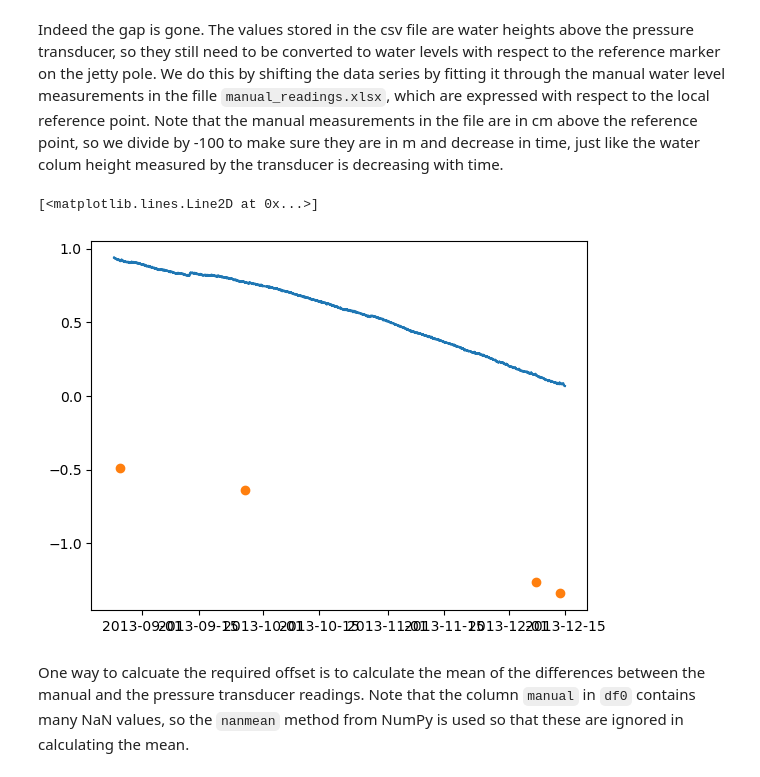
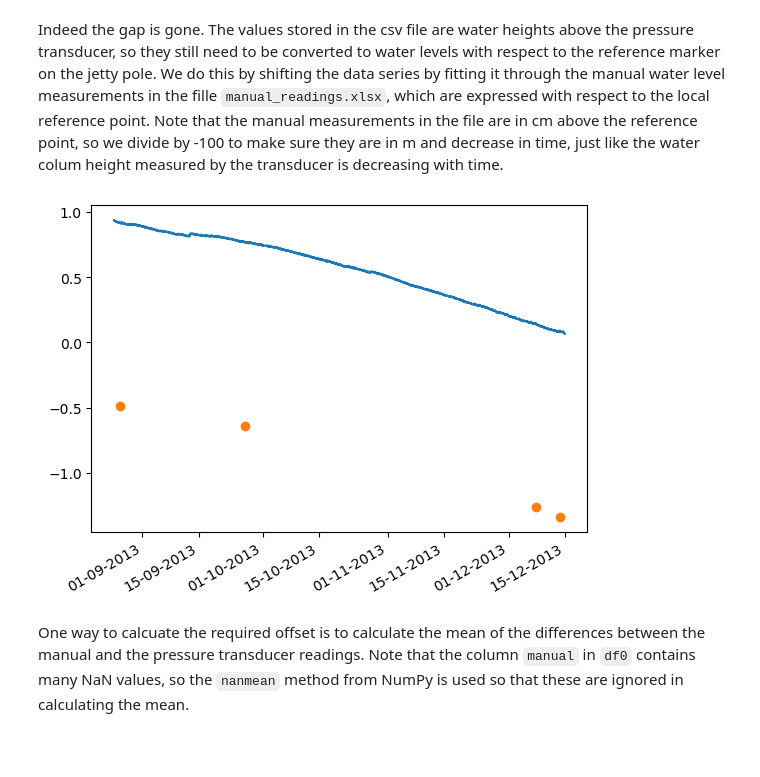
Before and after one commit to vincentpost/PythonMasterclass, a Jupyter notebook: session_4_time_series.ipynb, the cells around one changed output. Cells and saved outputs as stored; diff of their text form; code cells hidden in the pictures; blank space fills up the shorter version.

```diff
--- a/session_4_time_series.ipynb
+++ b/session_4_time_series.ipynb
@@ -114,27 +114,37 @@ ax.set_xlim("2013-09-15", "2013-10-15")
 # %% [markdown]
 Indeed the gap is gone. The values stored in the csv file are water heights above the pressure transducer, so they still need to be converted to water levels with respect to the reference marker on the jetty pole. We do this by shifting the data series by fitting it through the manual water level measurements in the fille `manual_readings.xlsx`, which are expressed with respect to the local reference point. Note that the manual measurements in the file are in cm above the reference point, so we divide by -100 to make sure they are in m and decrease in time, just like the water colum height measured by the transducer is decreasing with time.
 # %%
+
+import matplotlib.pyplot as plt
+import matplotlib.dates as mdates
+from datetime import datetime, timedelta
+
 folder_path_input_data =r'D:\00_GPM\09_Tutorilas_notes\Python_Training_AWS\Inputs\data'
 file_to_open_xls = 'manual_readings.xlsx'
 
 path_to_open_xls = os.path.join(folder_path_input_data,file_to_open_xls)
 
 # load the manual meassurements
 dfm = pd.read_excel(path_to_open_xls, index_col=0, parse_dates=True)
 # df0['LEVEL'] = -df0['LEVEL']
 
 # add a new column tot h data logger meassuremtns with the manual readings:
 df0['manual'] = dfm / -100.
 
 # Create a figure element
 fig, ax = plt.subplots()
 
 # add the two data sources:
 ax.plot(df0.index, df0['LEVEL'])
 ax.plot(df0.index, df0['manual'], 'o')
+
+# Formatting x-axis
+ax.xaxis.set_major_formatter(mdates.DateFormatter('%d-%m-%Y'))
+fig.autofmt_xdate()
+
+plt.show()
 # %% [output]
-[<matplotlib.lines.Line2D at 0x...>]
-[figure, old version]
+[figure, new version]
 # %% [markdown]
 One way to calcuate the required offset is to calculate the mean of the differences between the manual and the pressure transducer readings. Note that the column `manual` in `df0` contains many NaN values, so the `nanmean` method from NumPy is used so that these are ignored in calculating the mean.
 # %%
```
Also changed, not shown: parts of 3 cells of this notebook, 7 other files.
